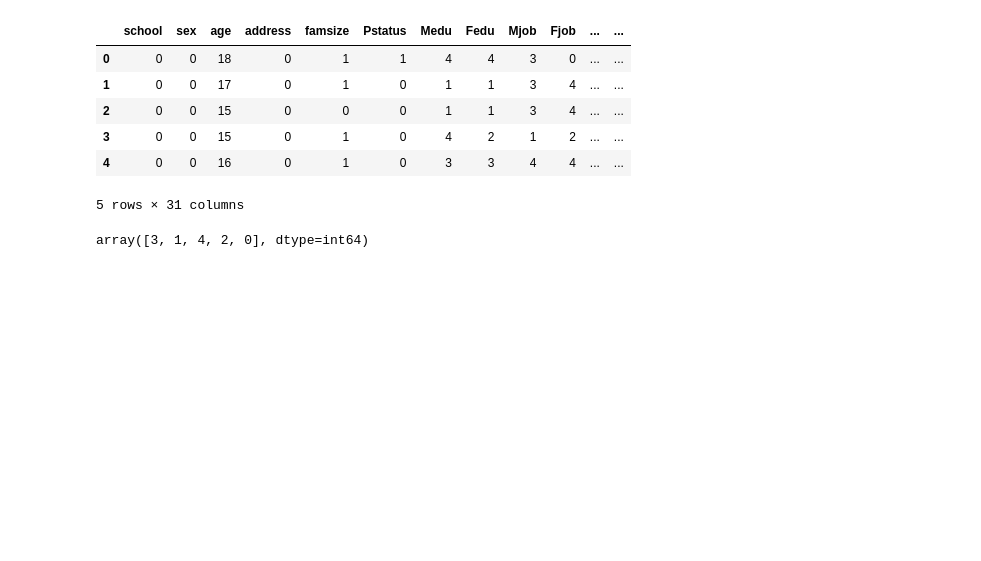
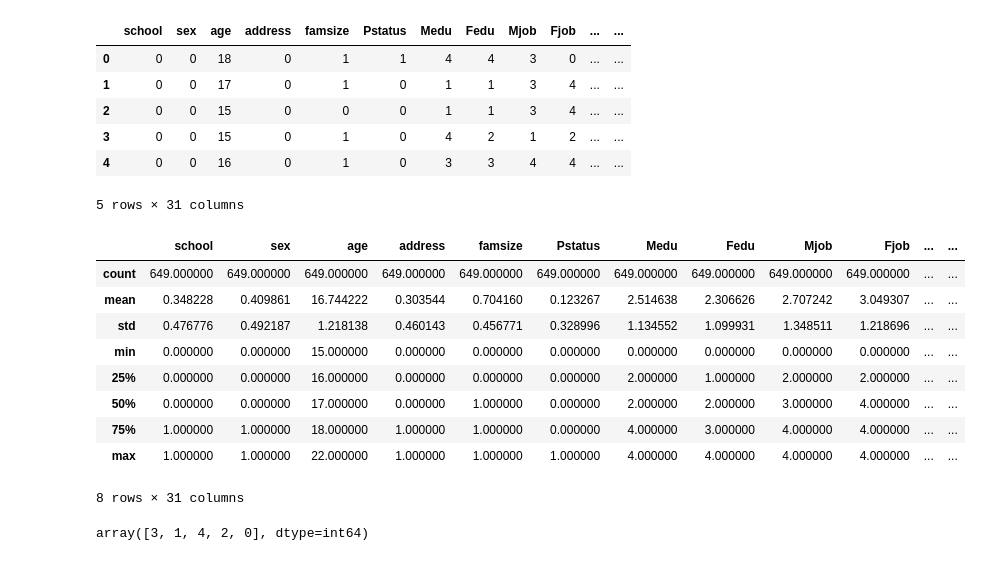
Before and after one commit to msotomayorpal/Marcelo_Sotomayor_Machine_Learning-CA1, a Jupyter notebook: Marcelo_Sotomayor_Machine_Learning CA1.ipynb, the cells around one changed output. Drawn from its saved outputs; the diff is of its cells as text; code cells hidden in the pictures; blank space fills up the shorter version.

```diff
--- a/Marcelo_Sotomayor_Machine_Learning CA1.ipynb
+++ b/Marcelo_Sotomayor_Machine_Learning CA1.ipynb
@@ -166,6 +166,19 @@ df.head()
 | 3 | 0 | 0 | 15 | 0 | 1 | 0 | 4 | 2 | 1 | 2 | ... | ... |
 | 4 | 0 | 0 | 16 | 0 | 1 | 0 | 3 | 3 | 4 | 4 | ... | ... |
 5 rows × 31 columns
+# %%
+df.describe()
+# %% [output]
+|  | school | sex | age | address | famsize | Pstatus | Medu | Fedu | Mjob | Fjob | ... | ... |
+| count | 649.000000 | 649.000000 | 649.000000 | 649.000000 | 649.000000 | 649.000000 | 649.000000 | 649.000000 | 649.000000 | 649.000000 | ... | ... |
+| mean | 0.348228 | 0.409861 | 16.744222 | 0.303544 | 0.704160 | 0.123267 | 2.514638 | 2.306626 | 2.707242 | 3.049307 | ... | ... |
+| std | 0.476776 | 0.492187 | 1.218138 | 0.460143 | 0.456771 | 0.328996 | 1.134552 | 1.099931 | 1.348511 | 1.218696 | ... | ... |
+| min | 0.000000 | 0.000000 | 15.000000 | 0.000000 | 0.000000 | 0.000000 | 0.000000 | 0.000000 | 0.000000 | 0.000000 | ... | ... |
+| 25% | 0.000000 | 0.000000 | 16.000000 | 0.000000 | 0.000000 | 0.000000 | 2.000000 | 1.000000 | 2.000000 | 2.000000 | ... | ... |
+| 50% | 0.000000 | 0.000000 | 17.000000 | 0.000000 | 1.000000 | 0.000000 | 2.000000 | 2.000000 | 3.000000 | 4.000000 | ... | ... |
+| 75% | 1.000000 | 1.000000 | 18.000000 | 1.000000 | 1.000000 | 0.000000 | 4.000000 | 3.000000 | 4.000000 | 4.000000 | ... | ... |
+| max | 1.000000 | 1.000000 | 22.000000 | 1.000000 | 1.000000 | 1.000000 | 4.000000 | 4.000000 | 4.000000 | 4.000000 | ... | ... |
+8 rows × 31 columns
 # %%
 df.Mjob.unique()
 # %% [output]
```
